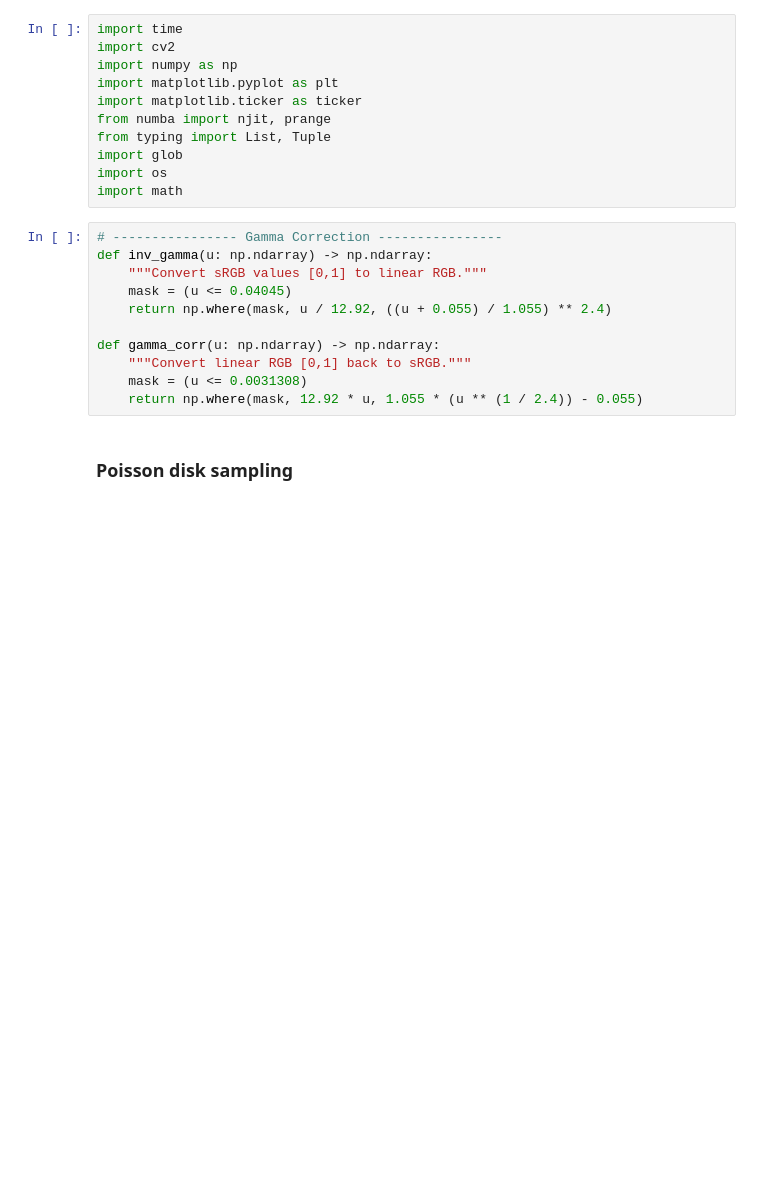
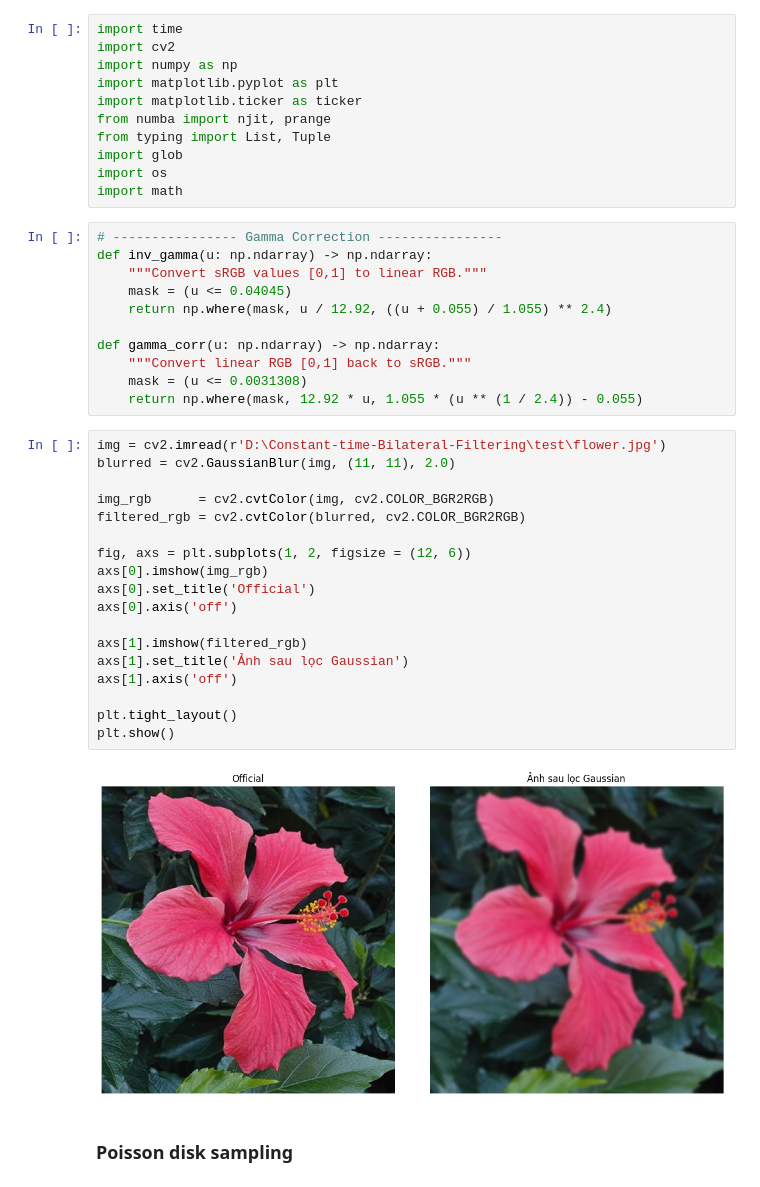
Before and after one commit to top1server/Constant-time-Bilateral-Filtering, a Jupyter notebook: i.ipynb, the cells around one changed output. Cells and saved outputs as stored; diff of their text form; blank space fills up the shorter version.

```diff
--- a/i.ipynb
+++ b/i.ipynb
@@ -20,6 +20,26 @@ def gamma_corr(u: np.ndarray) -> np.ndarray:
     """Convert linear RGB [0,1] back to sRGB."""
     mask = (u <= 0.0031308)
     return np.where(mask, 12.92 * u, 1.055 * (u ** (1 / 2.4)) - 0.055)
+# %%
+img = cv2.imread(r'D:\Constant-time-Bilateral-Filtering\test\flower.jpg')
+blurred = cv2.GaussianBlur(img, (11, 11), 2.0)
+
+img_rgb      = cv2.cvtColor(img, cv2.COLOR_BGR2RGB)
+filtered_rgb = cv2.cvtColor(blurred, cv2.COLOR_BGR2RGB)
+
+fig, axs = plt.subplots(1, 2, figsize = (12, 6))
+axs[0].imshow(img_rgb)
+axs[0].set_title('Official')
+axs[0].axis('off')
+
+axs[1].imshow(filtered_rgb)
+axs[1].set_title('Ảnh sau lọc Gaussian')
+axs[1].axis('off')
+
+plt.tight_layout()
+plt.show()
+# %% [output]
+[figure, added]
 # %% [markdown]
 ### Poisson disk sampling
 # %%
```
Also changed, not shown: parts of 5 cells of this notebook, 4 other files.
